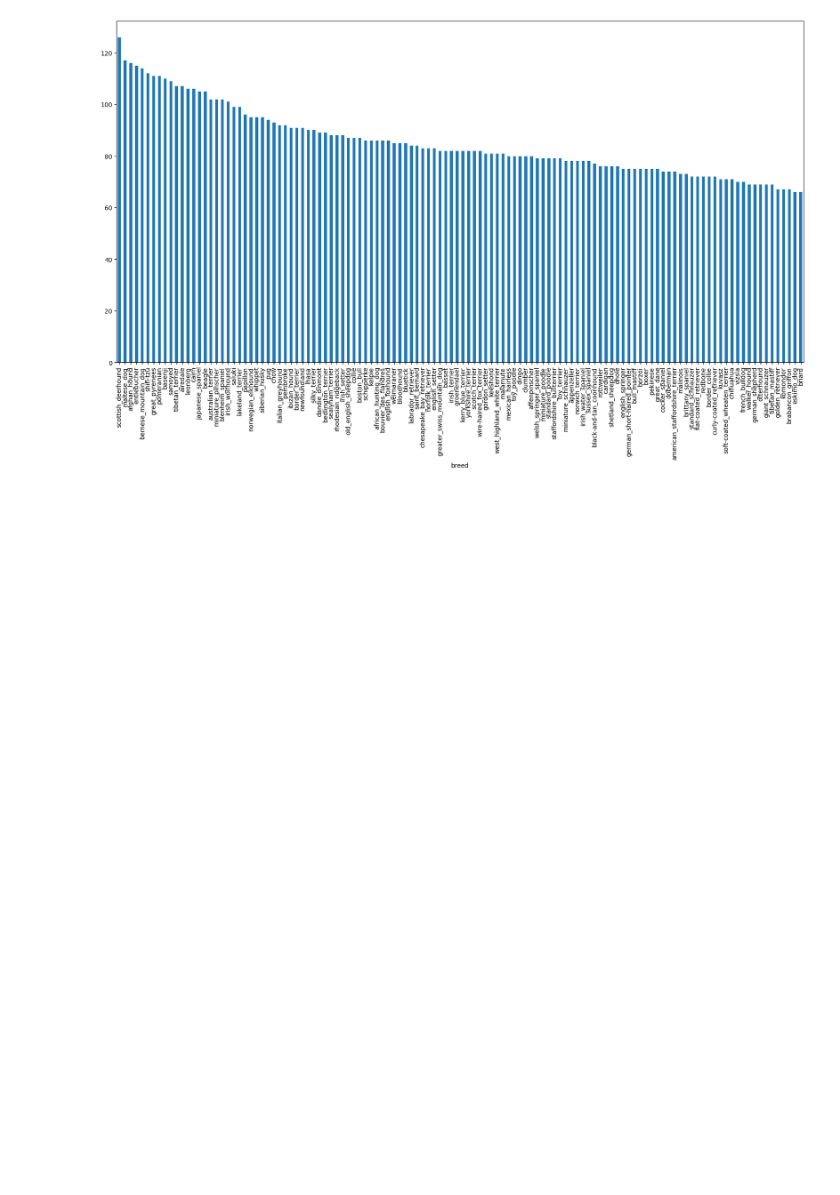
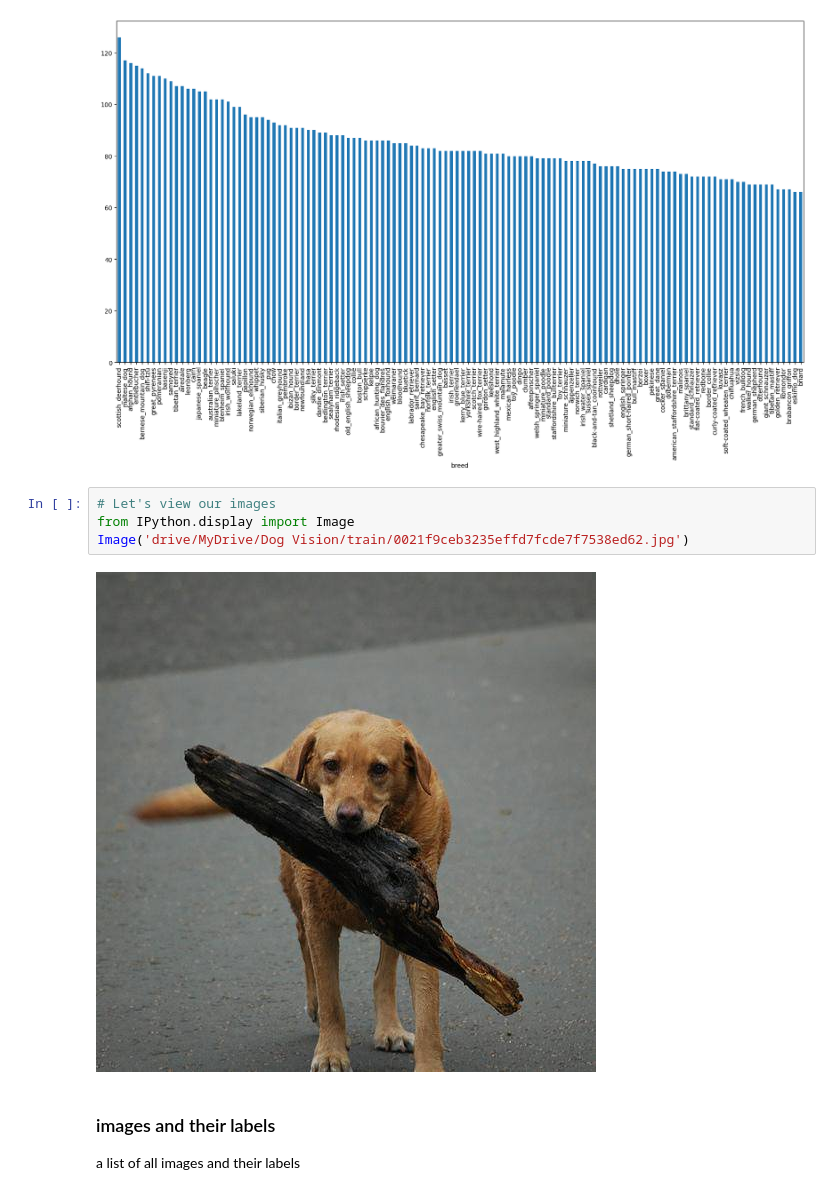
Before and after one commit to ndibedivine0/ndibedivine0, a Jupyter notebook: Dog_breed_classification_project.ipynb, the cells around one changed output. Saved outputs shown, nothing was run; the diff lists cells and outputs as text; blank space fills up the shorter version.

```diff
--- a/Dog_breed_classification_project.ipynb
+++ b/Dog_breed_classification_project.ipynb
@@ -65,3 +65,13 @@ labels['breed'].value_counts().plot.bar(figsize=(20,10))
 # %% [output]
 <Axes: xlabel='breed'>
 [figure]
+# %%
+# Let's view our images
+from IPython.display import Image
+Image('drive/MyDrive/Dog Vision/train/0021f9ceb3235effd7fcde7f7538ed62.jpg')
+# %% [output]
+[figure, added]
+# %% [markdown]
+### images and their labels
+
+a list of all images and their labels
```
Also changed, not shown: parts of 8 cells of this notebook.
